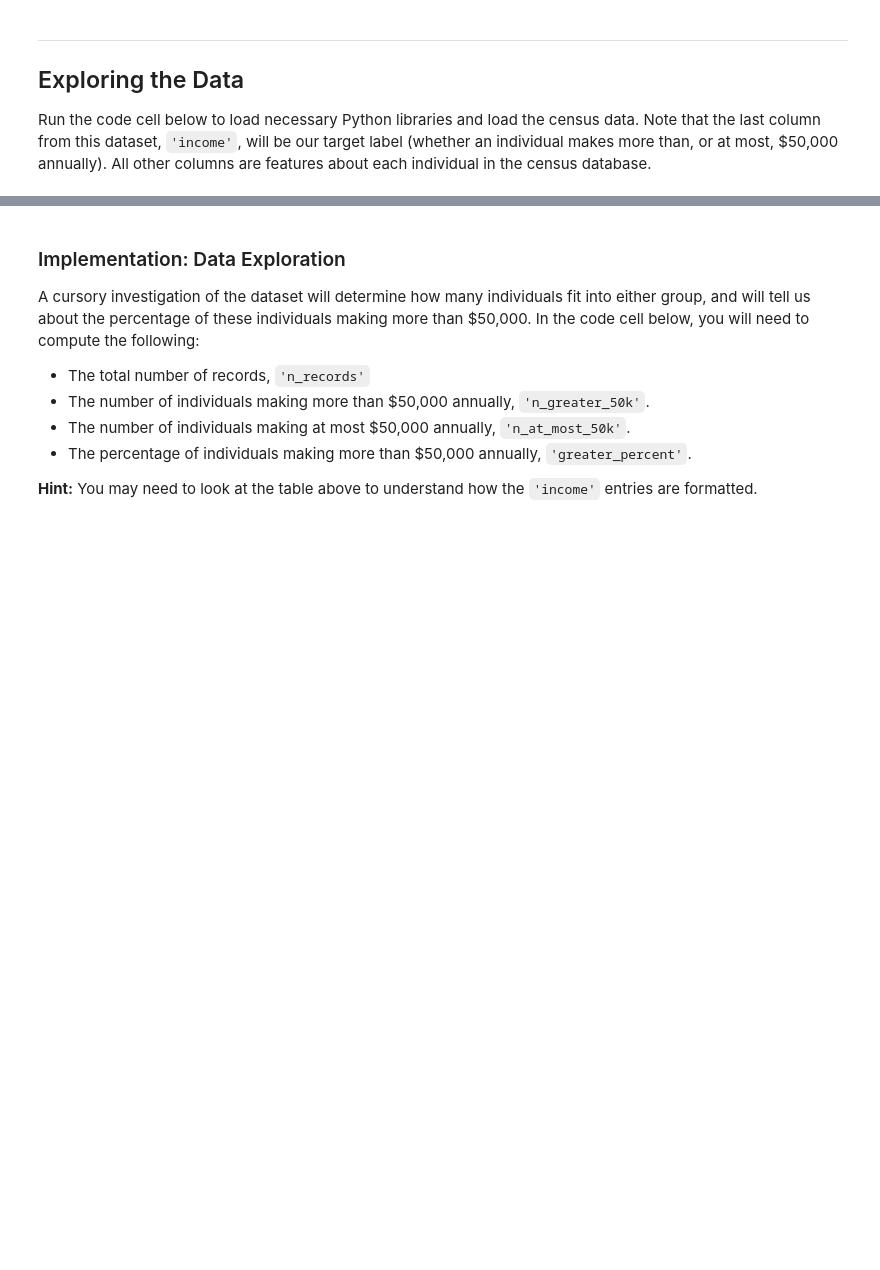
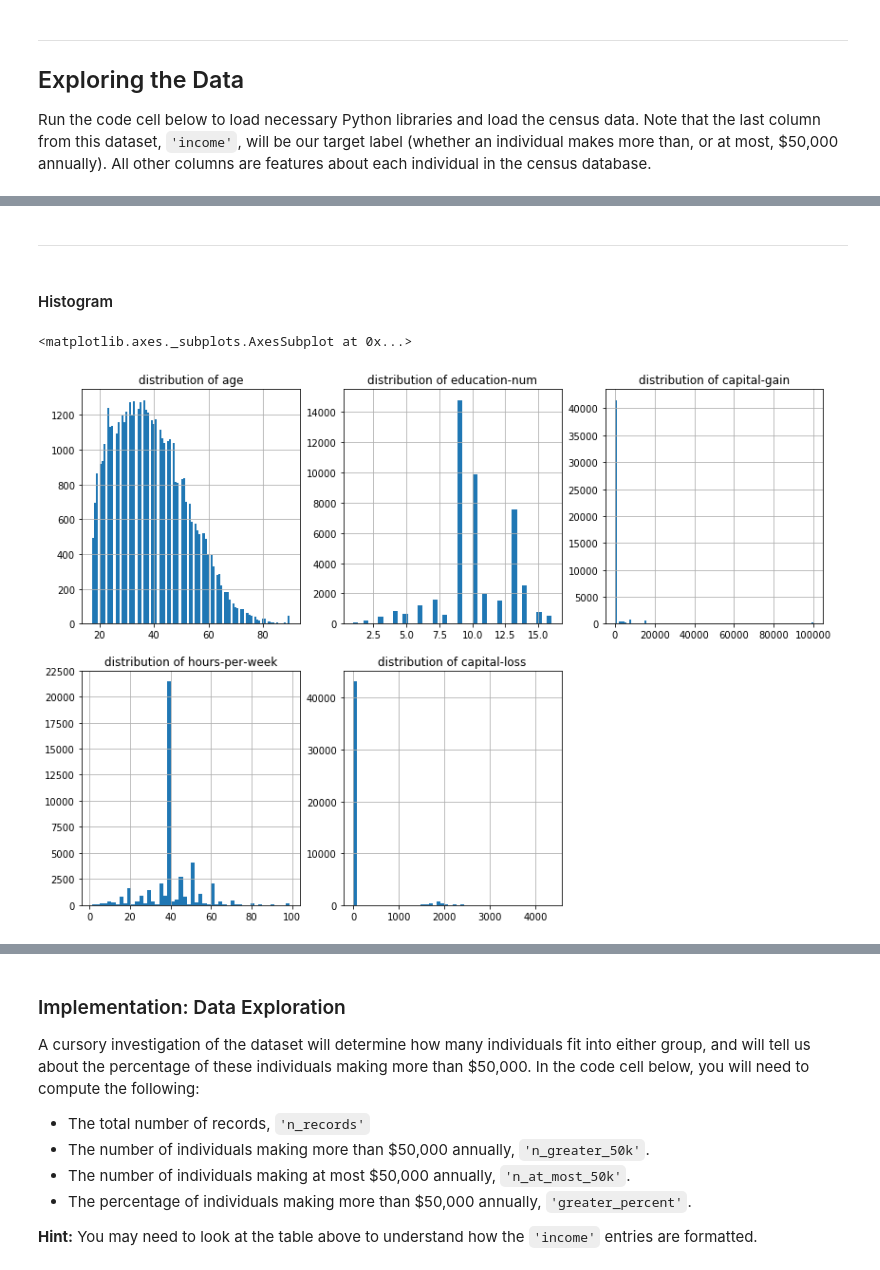
Before and after one commit to Vasuji/MLND-projects, a Jupyter notebook: finding_donors/finding_donors.ipynb, the cells around one changed output, grey strips where cells are left out. Cells and saved outputs as stored; diff of their text form; code cells hidden in the pictures; blank space fills up the shorter version.

```diff
--- a/finding_donors/finding_donors.ipynb
+++ b/finding_donors/finding_donors.ipynb
@@ -63,0 +81,25 @@ data.shape
+# %% [markdown]
+---------
+# %% [markdown]
+#### Histogram
+# %%
+import matplotlib.pyplot as plt
+plt.figure(figsize = (14,10))
+plt.subplot(2,3,1)
+plt.title("distribution of age")
+data['age'].hist(bins = 100)
+plt.subplot(2,3,2)
+plt.title("distribution of education-num")
+data['education-num'].hist(bins = 40)
+plt.subplot(2,3,3)
+plt.title("distribution of capital-gain")
+data['capital-gain'].hist(bins = 100)
+plt.subplot(2,3,4)
+plt.title("distribution of hours-per-week")
+data['hours-per-week'].hist(bins = 50)
+plt.subplot(2,3,5)
+plt.title("distribution of capital-loss")
+data['capital-loss'].hist(bins = 50)
+# %% [output]
+<matplotlib.axes._subplots.AxesSubplot at 0x...>
+[figure, added]
```
Also changed, not shown: parts of 42 cells of this notebook, 3 other files.
